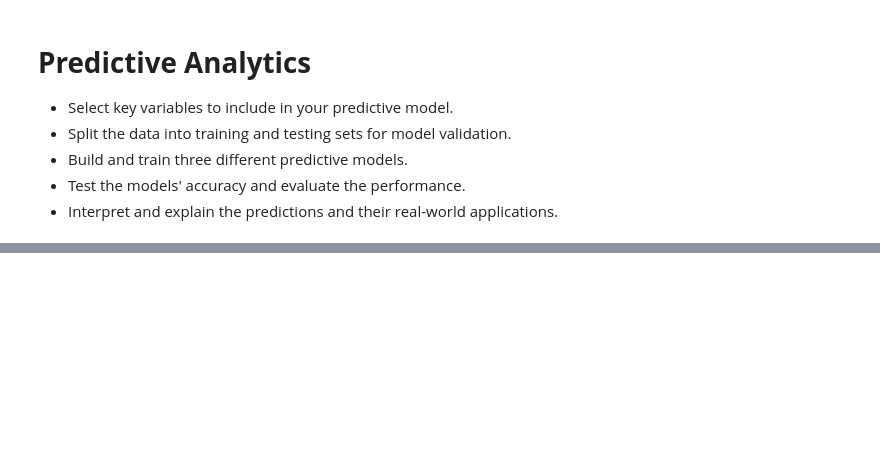
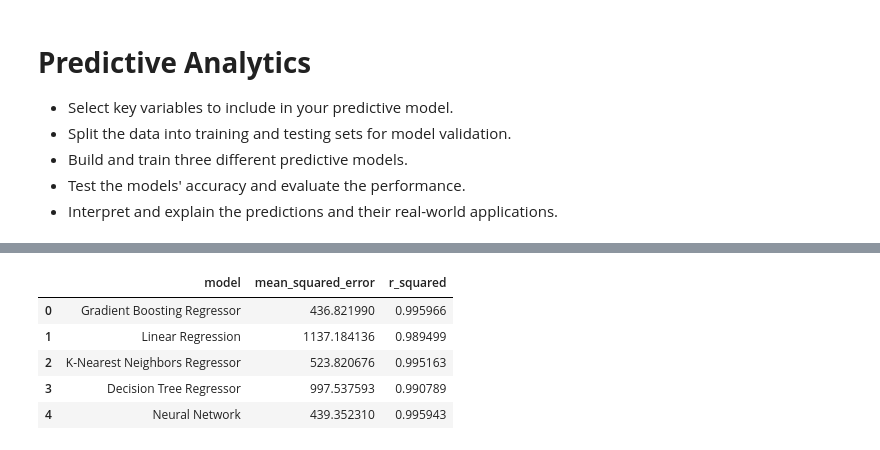
Before and after one commit to tuhanren/Airbnb-Data-Analysis, a Jupyter notebook: Final_Project_Group15.ipynb, the cells around one changed output, grey strips where cells are left out. Drawn from its saved outputs; the diff is of its cells as text; code cells hidden in the pictures; blank space fills up the shorter version.

Commit message:
predictive analysis code merged, note "construction_year_group"

```diff
--- a/Final_Project_Group15.ipynb
+++ b/Final_Project_Group15.ipynb
@@ -1100,3 +1436,47 @@ Missing Analyze Result, GPT reachs limit.
 *   Build and train three different predictive models.
 *   Test the models' accuracy and evaluate the performance.
 *   Interpret and explain the predictions and their real-world applications.
+# %%
+# load the data
+# dataFrame = pd.read_csv("airbnb_open_data.csv")
+
+# get available models
+models = get_models()
+
+# create a Dataset using the loaded data
+dataset = Dataset(
+  dataFrame=df,
+  target="price",
+  features=[
+    "host_identity_verified",
+    "neighbourhood_group",
+    "neighbourhood",
+    "instant_bookable",
+    "cancellation_policy",
+    "room_type",
+    "service_fee",
+    "minimum_nights",
+    "number_of_reviews",
+    "review_rate_number",
+  ],
+  scale_features=[
+    "neighbourhood",
+    "minimum_nights",
+    "number_of_reviews",
+  ],
+  categorical_features=[
+    "host_identity_verified",
+    "neighbourhood_group",
+    "neighbourhood",
+    "instant_bookable",
+    "cancellation_policy",
+    "room_type",
+  ],
+)
+
+# train the models using the created Dataset
+evaluation = train_models(models, dataset)
+
+# show evaluations of models
+evaluation.head(10)
+# %% [output]
@@ -1102,0 +1500,6 @@ Missing Analyze Result, GPT reachs limit.
+|  | model | mean_squared_error | r_squared |
+| 0 | Gradient Boosting Regressor | 436.821990 | 0.995966 |
+| 1 | Linear Regression | 1137.184136 | 0.989499 |
+| 2 | K-Nearest Neighbors Regressor | 523.820676 | 0.995163 |
+| 3 | Decision Tree Regressor | 997.537593 | 0.990789 |
+| 4 | Neural Network | 439.352310 | 0.995943 |
```
Also changed, not shown: parts of 8 cells of this notebook.
